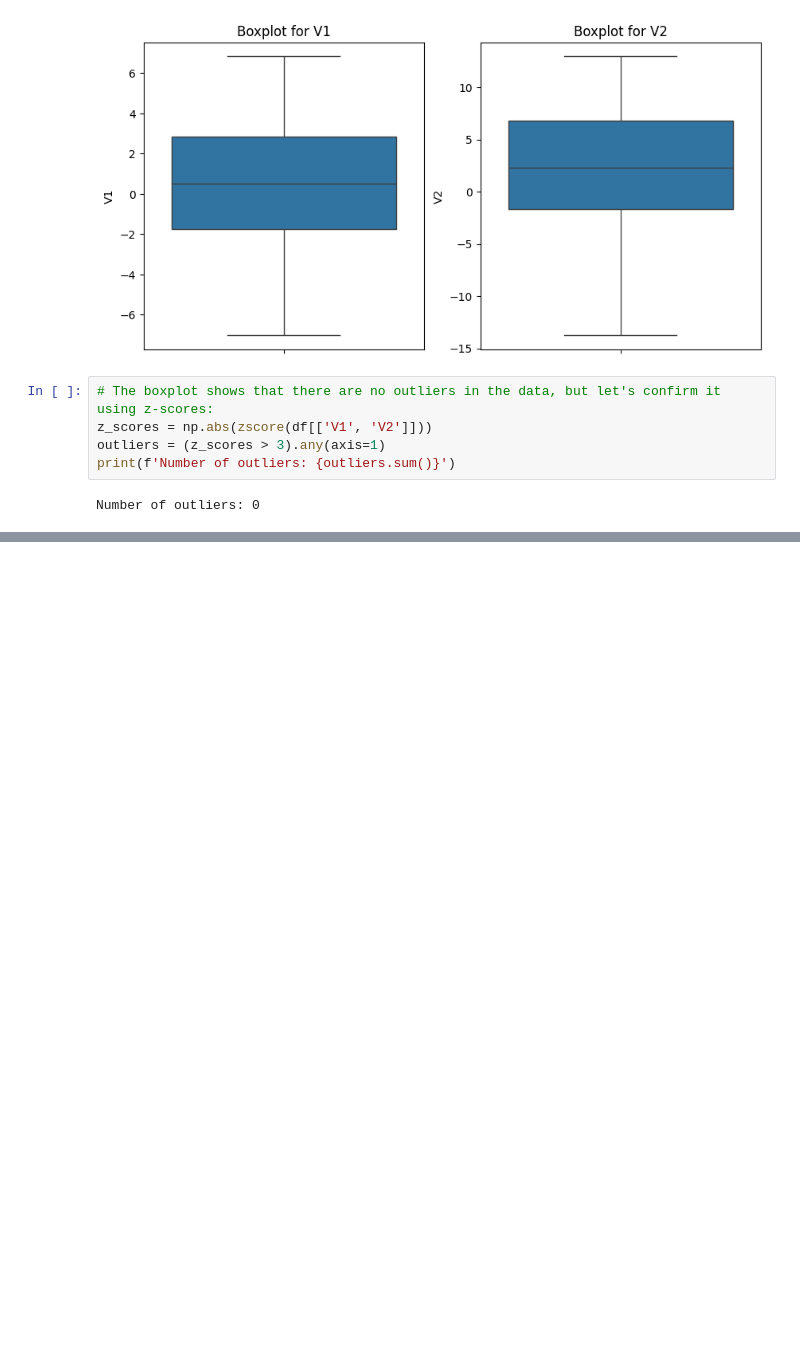
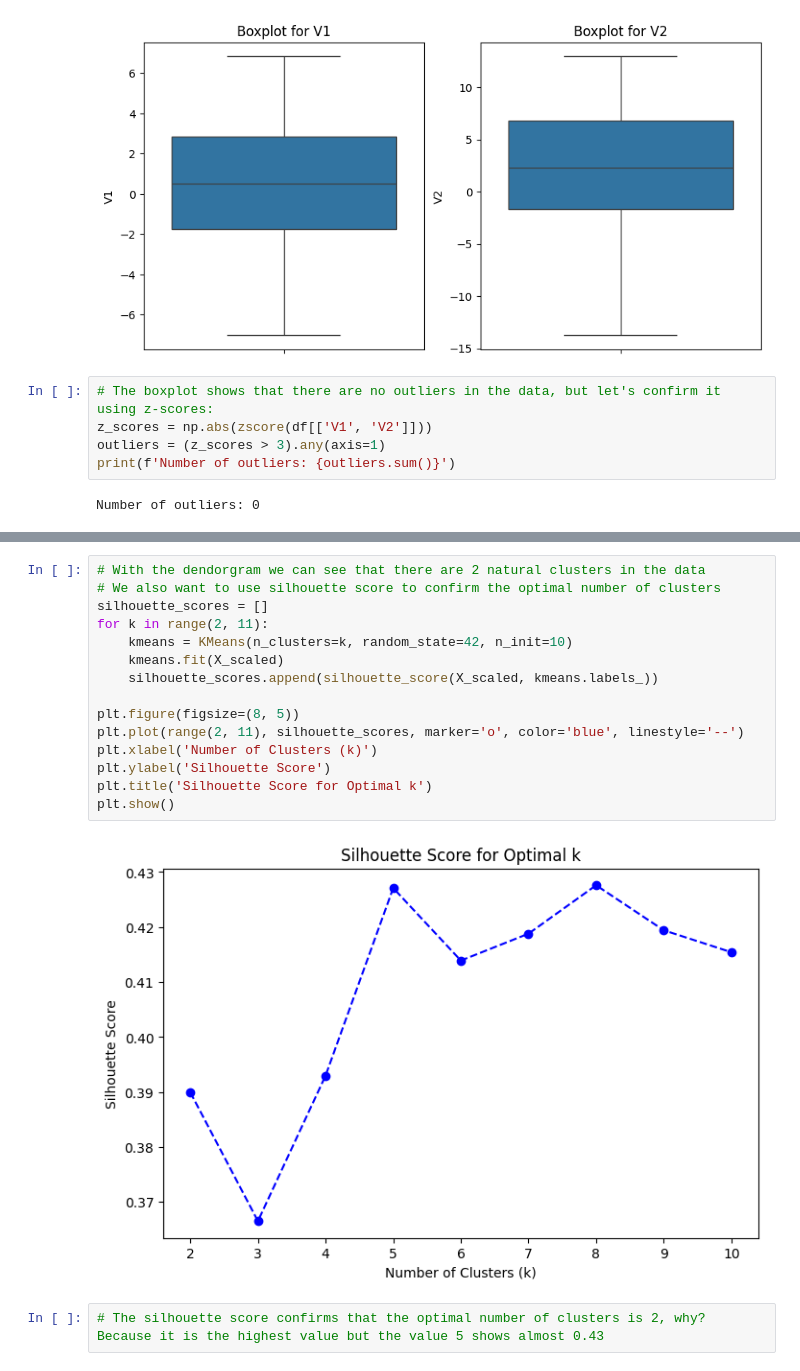
Before and after one commit to dorianDraper/KMeans-project, a Jupyter notebook: UofLondon_Projects/Final_Project.ipynb, the cells around one changed output, grey strips where cells are left out. Cells and saved outputs as stored; diff of their text form; blank space fills up the shorter version.

```diff
--- a/UofLondon_Projects/Final_Project.ipynb
+++ b/UofLondon_Projects/Final_Project.ipynb
@@ -116,0 +153,19 @@ Number of outliers: 0
+# %%
+# With the dendorgram we can see that there are 2 natural clusters in the data
+# We also want to use silhouette score to confirm the optimal number of clusters
+silhouette_scores = []
+for k in range(2, 11):
+    kmeans = KMeans(n_clusters=k, random_state=42, n_init=10)
+    kmeans.fit(X_scaled)
+    silhouette_scores.append(silhouette_score(X_scaled, kmeans.labels_))
+
+plt.figure(figsize=(8, 5))
+plt.plot(range(2, 11), silhouette_scores, marker='o', color='blue', linestyle='--')
+plt.xlabel('Number of Clusters (k)')
+plt.ylabel('Silhouette Score')
+plt.title('Silhouette Score for Optimal k')
+plt.show()
+# %% [output]
+[figure, added]
+# %%
+# The silhouette score confirms that the optimal number of clusters is 2, why? Because it is the highest value but the value 5 shows almost 0.43
```
Also changed, not shown: parts of 12 cells of this notebook.
